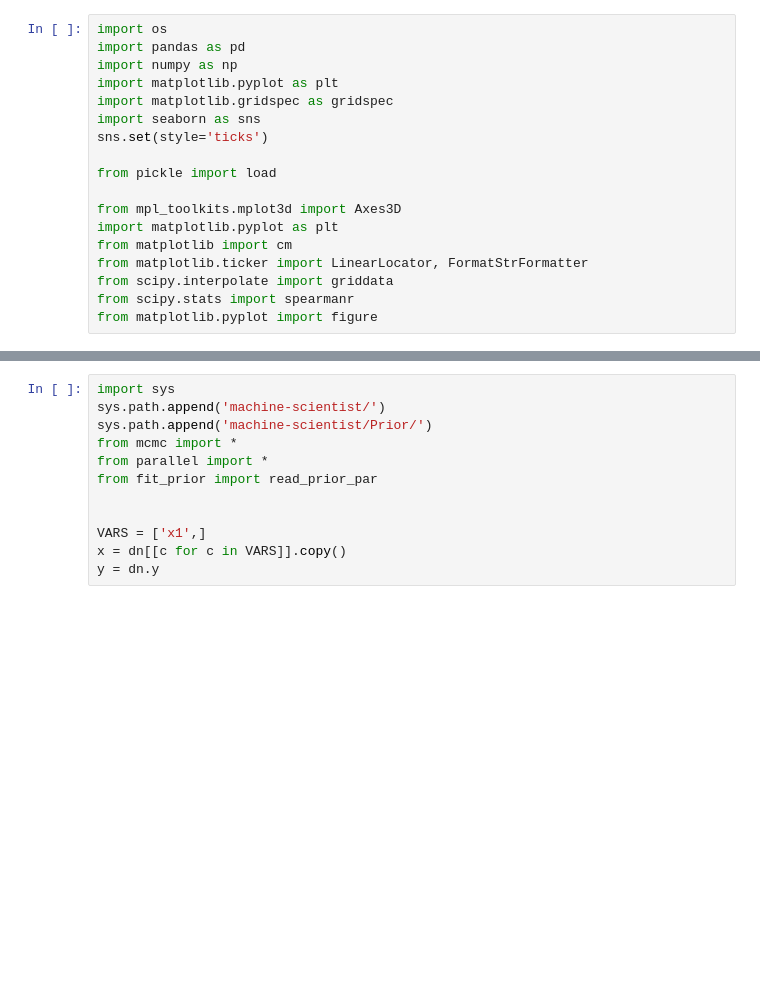
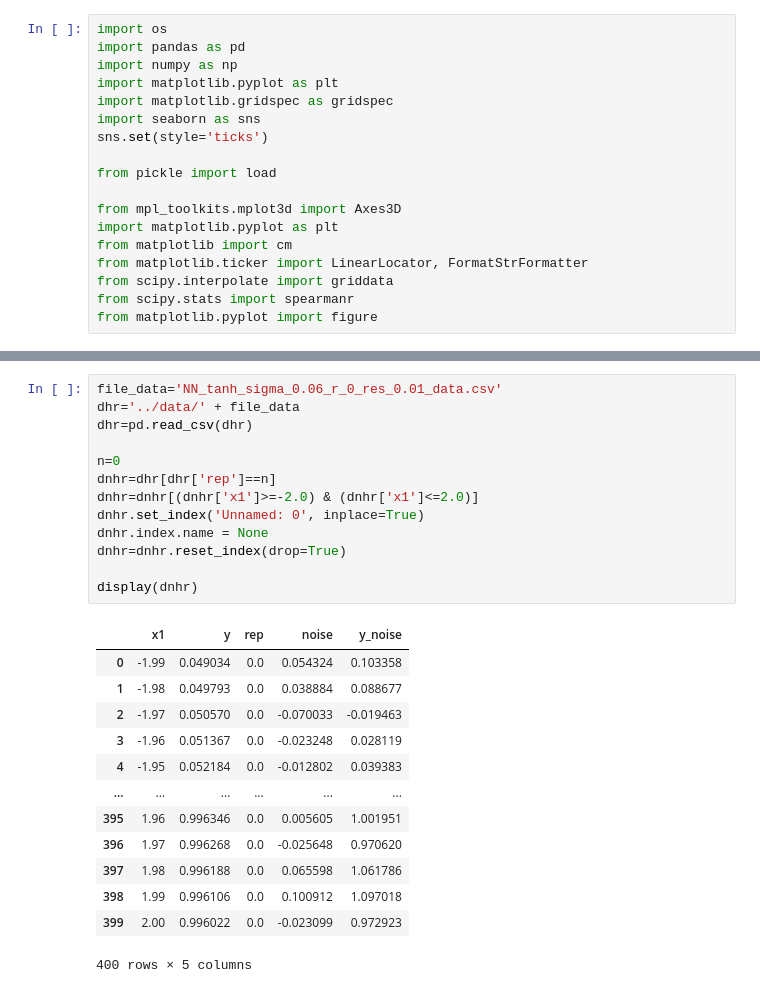
Before and after one commit to SergioCoboLopez/ANN_BMS, a Jupyter notebook: bin/fig1_b.ipynb, the cells around one changed output, grey strips where cells are left out. Drawn from its saved outputs; the diff is of its cells as text; blank space fills up the shorter version.

```diff
--- a/bin/fig1_b.ipynb
+++ b/bin/fig1_b.ipynb
@@ -106,13 +103,28 @@ plt.show()
 # %%
-import sys
-sys.path.append('machine-scientist/')
-sys.path.append('machine-scientist/Prior/')
-from mcmc import *
-from parallel import *
-from fit_prior import read_prior_par
+file_data='NN_tanh_sigma_0.06_r_0_res_0.01_data.csv'
+dhr='../data/' + file_data
+dhr=pd.read_csv(dhr)
 
+n=0
+dnhr=dhr[dhr['rep']==n]
+dnhr=dnhr[(dnhr['x1']>=-2.0) & (dnhr['x1']<=2.0)]
+dnhr.set_index('Unnamed: 0', inplace=True)
+dnhr.index.name = None
+dnhr=dnhr.reset_index(drop=True)
 
-VARS = ['x1',]
-x = dn[[c for c in VARS]].copy()
-y = dn.y
+display(dnhr)
+# %% [output]
+|  | x1 | y | rep | noise | y_noise |
+| 0 | -1.99 | 0.049034 | 0.0 | 0.054324 | 0.103358 |
+| 1 | -1.98 | 0.049793 | 0.0 | 0.038884 | 0.088677 |
+| 2 | -1.97 | 0.050570 | 0.0 | -0.070033 | -0.019463 |
+| 3 | -1.96 | 0.051367 | 0.0 | -0.023248 | 0.028119 |
+| 4 | -1.95 | 0.052184 | 0.0 | -0.012802 | 0.039383 |
+| ... | ... | ... | ... | ... | ... |
+| 395 | 1.96 | 0.996346 | 0.0 | 0.005605 | 1.001951 |
+| 396 | 1.97 | 0.996268 | 0.0 | -0.025648 | 0.970620 |
+| 397 | 1.98 | 0.996188 | 0.0 | 0.065598 | 1.061786 |
+| 398 | 1.99 | 0.996106 | 0.0 | 0.100912 | 1.097018 |
+| 399 | 2.00 | 0.996022 | 0.0 | -0.023099 | 0.972923 |
+400 rows × 5 columns
 # %%
```
Also changed, not shown: parts of 4 cells of this notebook, 56 other files.
